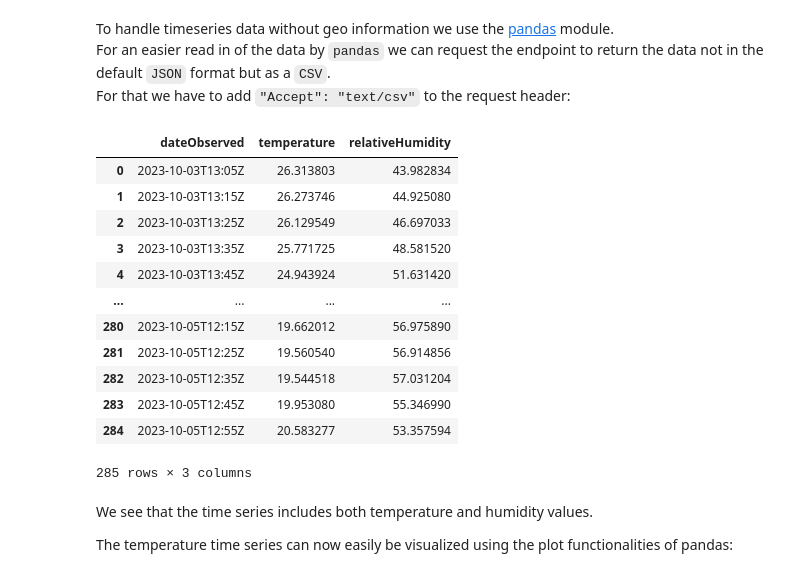
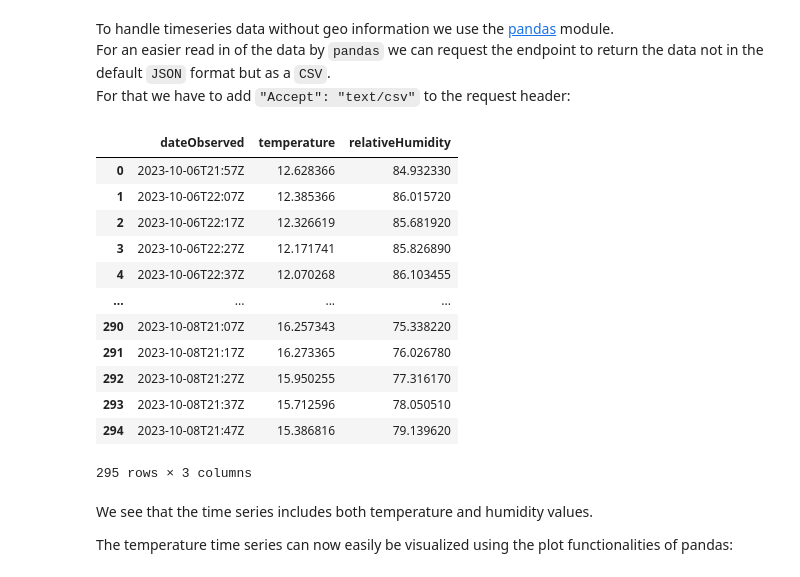
Before and after one commit to meteotest/urban-heat-API-docs, a Jupyter notebook: python_examples.ipynb, the cells around one changed output. Saved outputs shown, nothing was run; the diff lists cells and outputs as text; code cells hidden in the pictures.

```diff
--- a/python_examples.ipynb
+++ b/python_examples.ipynb
@@ -89,7 +89,7 @@ Additionally, we can check if the request was successful and if not print an err
 Together we get:
 # %%
 # Define the URL
-url = "https://urban-heat.meteotest.ch/api/1.0/stations"
+url = "https://smart-urban-heat-map.ch/api/1.0/stations"
 
 # Make the GET request
 response = requests.get(url)
@@ -250,41 +250,41 @@ For an easier read in of the data by `pandas` we can request the endpoint to ret
 For that we have to add `"Accept": "text/csv"` to the request header:
 # %%
 # Based on a station name, get the respective stationId from the DataFrame
-stationId = stations[stations["name"] == "Kornhausplatz-Bern"].stationId.values[0]
+stationId = stations[stations["name"] == "Bundesplatz"].stationId.values[0]
 # Define the URL including the stationId argument
-url = f"https://urban-heat.meteotest.ch/api/1.0/timeseries?stationId={stationId}"
+url = f"https://smart-urban-heat-map.ch/api/1.0/timeseries?stationId={stationId}"
 # Define the headers to request CSV data as a python dictionary
 headers = {
     "Accept": "text/csv"
 }
 
 # Make the GET request with the headers
 response = requests.get(url, headers=headers)
 
 # Check if the request was successful
 if response.status_code == 200:
     # Read CSV content directly into pandas DataFrame
     # Use io.StringIO to convert the response text into a stream which simulates a file
     timeseries = pd.read_csv(io.StringIO(response.text), delimiter=";")
 else:
     print(f"Request failed with status code: {response.status_code}")
 
 # Display timeseries DataFrame
 timeseries
 # %% [output]
 |  | dateObserved | temperature | relativeHumidity |
-| 0 | 2023-10-03T13:05Z | 26.313803 | 43.982834 |
-| 1 | 2023-10-03T13:15Z | 26.273746 | 44.925080 |
-| 2 | 2023-10-03T13:25Z | 26.129549 | 46.697033 |
-| 3 | 2023-10-03T13:35Z | 25.771725 | 48.581520 |
-| 4 | 2023-10-03T13:45Z | 24.943924 | 51.631420 |
+| 0 | 2023-10-06T21:57Z | 12.628366 | 84.932330 |
+| 1 | 2023-10-06T22:07Z | 12.385366 | 86.015720 |
+| 2 | 2023-10-06T22:17Z | 12.326619 | 85.681920 |
+| 3 | 2023-10-06T22:27Z | 12.171741 | 85.826890 |
+| 4 | 2023-10-06T22:37Z | 12.070268 | 86.103455 |
 | ... | ... | ... | ... |
-| 280 | 2023-10-05T12:15Z | 19.662012 | 56.975890 |
-| 281 | 2023-10-05T12:25Z | 19.560540 | 56.914856 |
-| 282 | 2023-10-05T12:35Z | 19.544518 | 57.031204 |
-| 283 | 2023-10-05T12:45Z | 19.953080 | 55.346990 |
-| 284 | 2023-10-05T12:55Z | 20.583277 | 53.357594 |
+| 290 | 2023-10-08T21:07Z | 16.257343 | 75.338220 |
+| 291 | 2023-10-08T21:17Z | 16.273365 | 76.026780 |
+| 292 | 2023-10-08T21:27Z | 15.950255 | 77.316170 |
+| 293 | 2023-10-08T21:37Z | 15.712596 | 78.050510 |
+| 294 | 2023-10-08T21:47Z | 15.386816 | 79.139620 |
-285 rows × 3 columns
+295 rows × 3 columns
 # %% [markdown]
 We see that the time series includes both temperature and humidity values.
 
```
Also changed, not shown: parts of 14 cells of this notebook, 4 other files.
